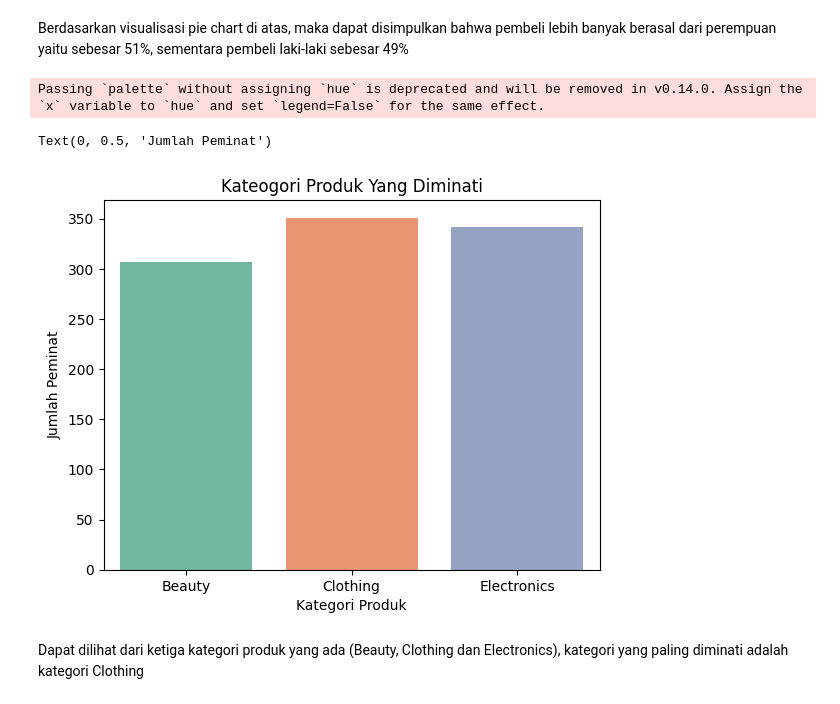
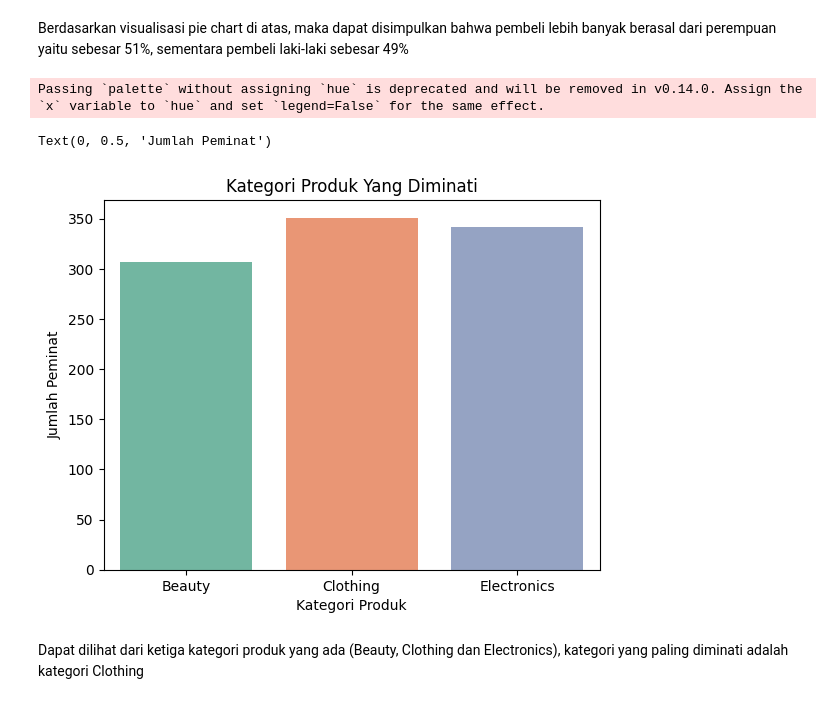
Before and after one commit to intansk/retail-sales, a Jupyter notebook: Modelling.ipynb, the cells around one changed output. Saved outputs shown, nothing was run; the diff lists cells and outputs as text; code cells hidden in the pictures.

```diff
--- a/Modelling.ipynb
+++ b/Modelling.ipynb
@@ -146,13 +173,13 @@ Berdasarkan visualisasi pie chart di atas, maka dapat disimpulkan bahwa pembeli
 # %%
 # Dari kategori produk yang dijual, produk apa yang paling diminati?
 sns.countplot(x='Product Category', data=df, palette='Set2')
-plt.title('Kateogori Produk Yang Diminati')
+plt.title('Kategori Produk Yang Diminati')
 plt.xlabel('Kategori Produk')
 plt.ylabel('Jumlah Peminat')
 # %% [output]
 Passing `palette` without assigning `hue` is deprecated and will be removed in v0.14.0. Assign the `x` variable to `hue` and set `legend=False` for the same effect.
 Text(0, 0.5, 'Jumlah Peminat')
-[figure, old version]
+[figure, new version]
 # %% [markdown]
 Dapat dilihat dari ketiga kategori produk yang ada (Beauty, Clothing dan Electronics), kategori yang paling diminati adalah kategori Clothing
 # %%
```
Also changed, not shown: parts of 50 cells of this notebook.
